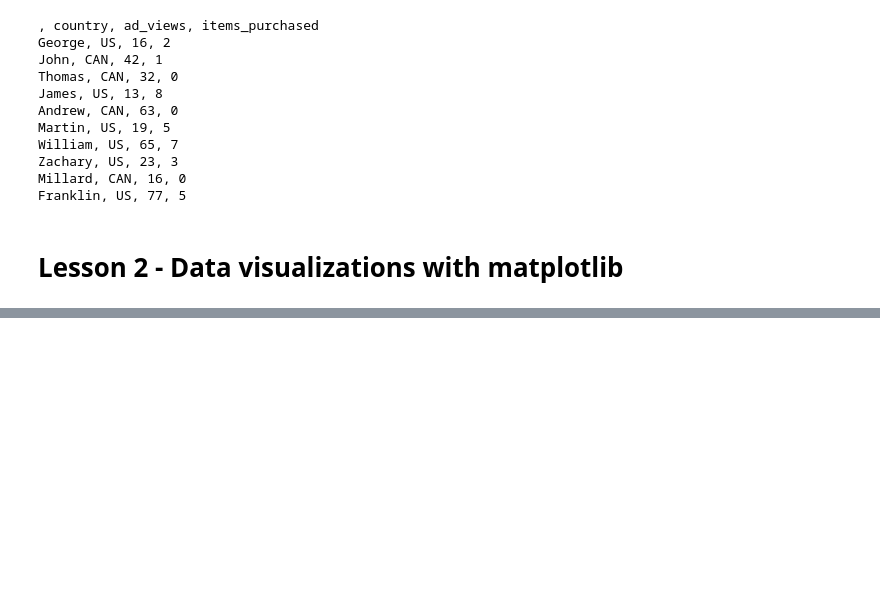
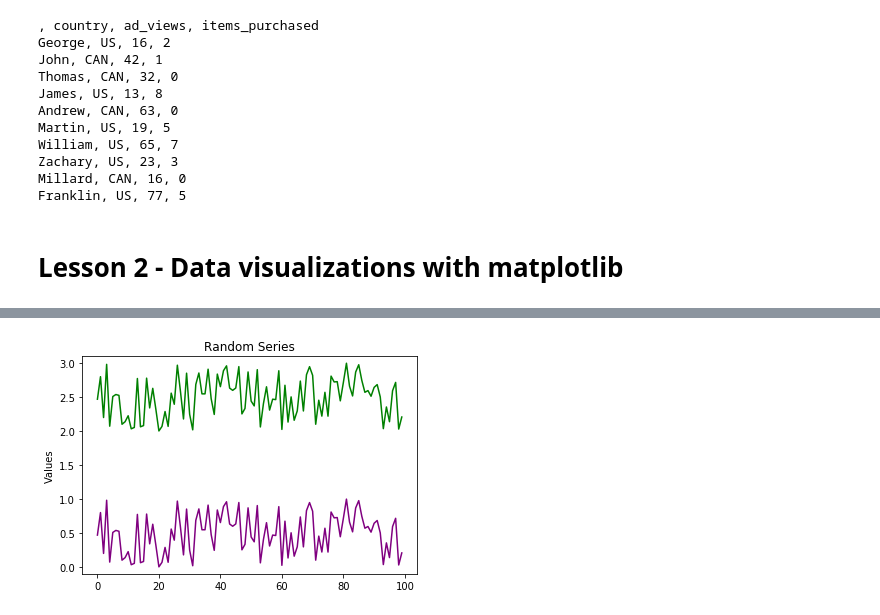
Before and after one commit to djrgit/coursework, a Jupyter notebook: thinkful/data_science/my_progress/phase_1_data_science_fundamentals/Unit 2 - Introduction to the Data Science Toolkit.ipynb, the cells around one changed output, grey strips where cells are left out. Drawn from its saved outputs; the diff is of its cells as text; code cells hidden in the pictures; blank space fills up the shorter version.

```diff
--- a/thinkful/data_science/my_progress/phase_1_data_science_fundamentals/Unit 2 - Introduction to the Data Science Toolkit.ipynb
+++ b/thinkful/data_science/my_progress/phase_1_data_science_fundamentals/Unit 2 - Introduction to the Data Science Toolkit.ipynb
@@ -134,0 +158,9 @@ Franklin, US, 77, 5
+# %%
+plt.plot(df['rand'], color='purple')
+plt.plot(df['rand_shift'], color='green')
+plt.ylim([-0.1, 3.1])
+plt.ylabel('Values')
+plt.title('Random Series')
+plt.show()
+# %% [output]
+[figure, added]
```
Also changed, not shown: parts of 17 cells of this notebook.
